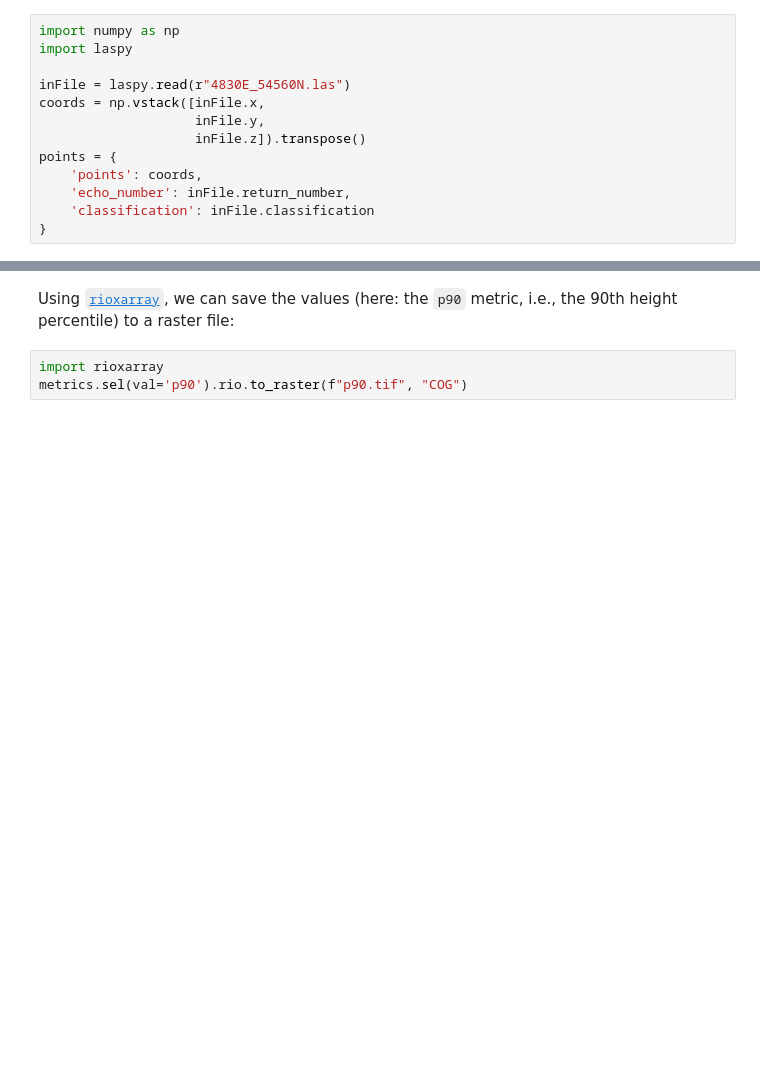
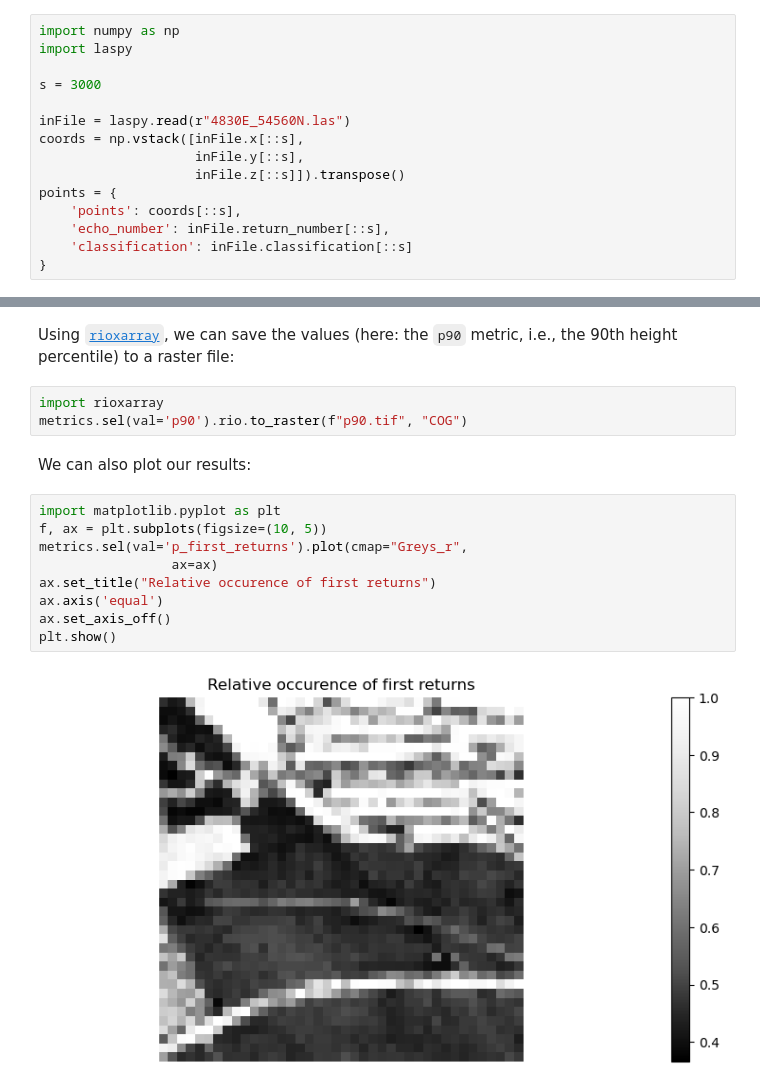
Before and after one commit to lwiniwar/pyForMetrix, a Jupyter notebook: demo/getting_started.ipynb, the cells around one changed output, grey strips where cells are left out. Cells and saved outputs as stored; diff of their text form; blank space fills up the shorter version.

```diff
--- a/demo/getting_started.ipynb
+++ b/demo/getting_started.ipynb
@@ -28,14 +28,16 @@ We need to read in the point cloud into a numpy array. Depending on the metrics
 import numpy as np
 import laspy
 
+s = 3000
+
 inFile = laspy.read(r"4830E_54560N.las")
-coords = np.vstack([inFile.x,
-                    inFile.y,
-                    inFile.z]).transpose()
+coords = np.vstack([inFile.x[::s],
+                    inFile.y[::s],
+                    inFile.z[::s]]).transpose()
 points = {
-    'points': coords,
-    'echo_number': inFile.return_number,
-    'classification': inFile.classification
+    'points': coords[::s],
+    'echo_number': inFile.return_number[::s],
+    'classification': inFile.classification[::s]
 }
 # %% [markdown]
 After importing the package `pyForMetrics`, we can create a `RasterMetrics` or a `PlotMetrics` object, depending on
@@ -82,3 +84,16 @@ Using [`rioxarray`](https://corteva.github.io/rioxarray/stable/), we can save th
 # %%
 import rioxarray
 metrics.sel(val='p90').rio.to_raster(f"p90.tif", "COG")
+# %% [markdown]
+We can also plot our results:
+# %%
+import matplotlib.pyplot as plt
+f, ax = plt.subplots(figsize=(10, 5))
+metrics.sel(val='p_first_returns').plot(cmap="Greys_r",
+                 ax=ax)
+ax.set_title("Relative occurence of first returns")
+ax.axis('equal')
+ax.set_axis_off()
+plt.show()
+# %% [output]
+[figure, added]
```
Also changed, not shown: parts of 4 cells of this notebook, 4 other files.
